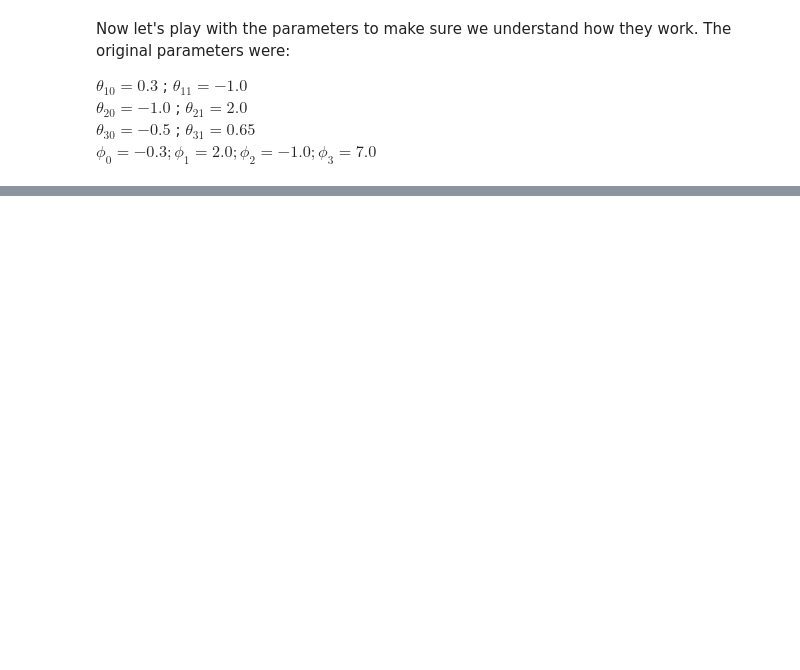
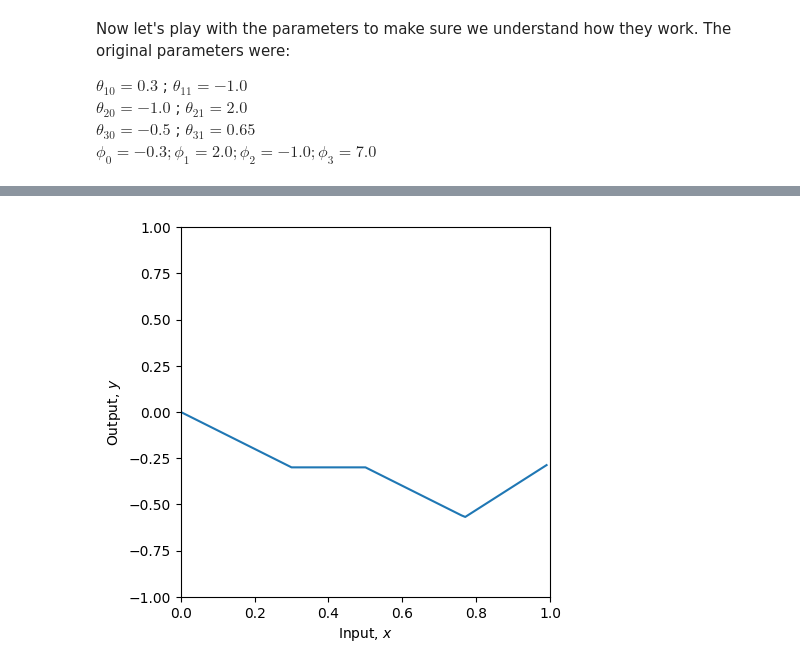
Before and after one commit to Exovayus/CSCI-167-Notebooks, a Jupyter notebook: 3_1_Shallow_Networks_I.ipynb, the cells around one changed output, grey strips where cells are left out. Saved outputs shown, nothing was run; the diff lists cells and outputs as text; code cells hidden in the pictures; blank space fills up the shorter version.

```diff
--- a/3_1_Shallow_Networks_I.ipynb
+++ b/3_1_Shallow_Networks_I.ipynb
@@ -133,11 +133,10 @@ $\theta_{20} =  -1.0$ ; $\theta_{21} = 2.0$<br>
 $\theta_{30} =  -0.5$ ; $\theta_{31} = 0.65$<br>
 $\phi_0 = -0.3; \phi_1 = 2.0; \phi_2 = -1.0; \phi_3 = 7.0$
 # %%
-# TODO
 # 1. Predict what effect changing phi_0 will have on the network.
-#   Changing phi_0, will shift the entire function up or down vertically
+    # Changing phi_0, will shift the entire function up or down vertically
 # 2. Predict what effect multiplying phi_1, phi_2, phi_3 by 0.5 would have.  Check if you are correct
-#   making the overall function flatter. Makes small changes to the amplitude
+    # making the overall function flatter. Makes small changes to the amplitude
 
 print("Testing question 2:")
 theta_10 =  0.3 ; theta_11 = -1.0
@@ -151,25 +150,106 @@ y, pre_1, pre_2, pre_3, act_1, act_2, act_3, w_act_1, w_act_2, w_act_3 = \
 plot_neural(x, y, pre_1, pre_2, pre_3, act_1, act_2, act_3, w_act_1, w_act_2, w_act_3, plot_all=False)
 
 # 3. Predict what effect multiplying phi_1 by -1 will have.  Check if you are correct.
+    # This will flip the contribution of the first ReLU unit. Where it was adding before, it will not subtract from the output and vice versa.
+print("Testing question 3:")
+theta_10 = 0.3 ; theta_11 = -1.9
+theta_20 = -1.0 ; theta_21 = 2.0
+theta_30 = -0.5 ; theta_31 = 0.65
+phi_0 = -0.3; phi_1 = 2.0 * -1; phi_2 = -1.0; phi_3 = 7.0
+
+y, pre_1, pre_2, pre_3, act_1, act_2, act_3, w_act_1, w_act_2, w_act_3 = \
+    shallow_1_1_3(x, ReLU, phi_0,phi_1,phi_2,phi_3, theta_10, theta_11, theta_20, theta_21, theta_30, theta_31)
+plot_neural(x, y, pre_1, pre_2, pre_3, act_1, act_2, act_3, w_act_1, w_act_2, w_act_3, plot_all=False)
 
 # 4. Predict what effect setting theta_20 to -1.2 will have.  Check if you are correct.
+    # This changes the y-intercept of the 2nd preactivation line from -1.0 to -1.2. The ReLU will activate later (at x = 1.2/2.0 = 0.6 instead of x = 0.5) and when it does activate it will shift the join to the right
+
+print("Testing question 4:")
+theta_10 =  0.3 ; theta_11 = -1.0
+theta_20 = -1.2  ; theta_21 = 2.0
+theta_30 = -0.5  ; theta_31 = 0.65
+phi_0 = -0.3; phi_1 = 2.0; phi_2 = -1.0; phi_3 = 7.0
+
+y, pre_1, pre_2, pre_3, act_1, act_2, act_3, w_act_1, w_act_2, w_act_3 = \
+    shallow_1_1_3(x, ReLU, phi_0,phi_1,phi_2,phi_3, theta_10, theta_11, theta_20, theta_21, theta_30, theta_31)
+plot_neural(x, y, pre_1, pre_2, pre_3, act_1, act_2, act_3, w_act_1, w_act_2, w_act_3, plot_all=False)
 
 # 5. Change the parameters so that there are only two "joints" (including outside the range of the plot)
 # There are actually three ways to do this. See if you can figure them all out
 
+# Three ways to do this:
+# Method 1: Set one phi to 0 (eliminate one ReLU's contribution)
+print("Testing question 5 - Method 1:")
+theta_10 =  0.3 ; theta_11 = -1.0
+theta_20 = -1.0  ; theta_21 = 2.0
+theta_30 = -0.5  ; theta_31 = 0.65
+phi_0 = -0.3; phi_1 = 2.0; phi_2 = 0.0; phi_3 = 7.0
+
+y, pre_1, pre_2, pre_3, act_1, act_2, act_3, w_act_1, w_act_2, w_act_3 = \
+    shallow_1_1_3(x, ReLU, phi_0,phi_1,phi_2,phi_3, theta_10, theta_11, theta_20, theta_21, theta_30, theta_31)
+plot_neural(x, y, pre_1, pre_2, pre_3, act_1, act_2, act_3, w_act_1, w_act_2, w_act_3, plot_all=False)
+
+# Method 2: Make one ReLU never activate (set theta_i0 very negative)
+print("Testing question 5 - Method 2:")
+theta_10 =  0.3 ; theta_11 = -1.0
+theta_20 = -10.0  ; theta_21 = 2.0  # Never activates in [0,1]
+theta_30 = -0.5  ; theta_31 = 0.65
+phi_0 = -0.3; phi_1 = 2.0; phi_2 = -1.0; phi_3 = 7.0
+
+y, pre_1, pre_2, pre_3, act_1, act_2, act_3, w_act_1, w_act_2, w_act_3 = \
+    shallow_1_1_3(x, ReLU, phi_0,phi_1,phi_2,phi_3, theta_10, theta_11, theta_20, theta_21, theta_30, theta_31)
+plot_neural(x, y, pre_1, pre_2, pre_3, act_1, act_2, act_3, w_act_1, w_act_2, w_act_3, plot_all=False)
+
+# Method 3: Make one ReLU always active (set slope to 0)
+print("Testing question 5 - Method 3:")
+theta_10 =  0.3 ; theta_11 = -1.0
+theta_20 = -1.0  ; theta_21 = 0.0  # Always active, no slope change
+theta_30 = -0.5  ; theta_31 = 0.65
+phi_0 = -0.3; phi_1 = 2.0; phi_2 = -1.0; phi_3 = 7.0
+
+y, pre_1, pre_2, pre_3, act_1, act_2, act_3, w_act_1, w_act_2, w_act_3 = \
+    shallow_1_1_3(x, ReLU, phi_0,phi_1,phi_2,phi_3, theta_10, theta_11, theta_20, theta_21, theta_30, theta_31)
+plot_neural(x, y, pre_1, pre_2, pre_3, act_1, act_2, act_3, w_act_1, w_act_2, w_act_3, plot_all=False)
+
 # 6. With the original parameters, the second line segment is flat (i.e. has slope zero)
 # How could you change theta_10 so that all of the segments have non-zero slopes
+    # the flat segment occurs when the slops from the active ReLUs cancel out. We need to change theta_10 to make the first ReLU activate at a different point so the cancellation doesn't happen.
+
+print("Testing question 6:")
+theta_10 =  0.5 ; theta_11 = -1.0  # Changed from 0.3 to 0.5
+theta_20 = -1.0  ; theta_21 = 2.0
+theta_30 = -0.5  ; theta_31 = 0.65
+phi_0 = -0.3; phi_1 = 2.0; phi_2 = -1.0; phi_3 = 7.0
+
+y, pre_1, pre_2, pre_3, act_1, act_2, act_3, w_act_1, w_act_2, w_act_3 = \
+    shallow_1_1_3(x, ReLU, phi_0,phi_1,phi_2,phi_3, theta_10, theta_11, theta_20, theta_21, theta_30, theta_31)
+plot_neural(x, y, pre_1, pre_2, pre_3, act_1, act_2, act_3, w_act_1, w_act_2, w_act_3, plot_all=False)
+
 
 # 7. What do you predict would happen if you multiply theta_20 and theta21 by 0.5, and phi_2 by 2.0?
 # Check if you are correct.
+    # Scalaing theta parameters by 0.5 makes the ReLU activate later and with a gentler slope. Scaling phi_2 by 2 doubles the contribution. the net effect should be similar to the original, but with the joint moved
+
+print("Testing question 7:")
+theta_10 =  0.3 ; theta_11 = -1.0
+theta_20 = -1.0 * 0.5  ; theta_21 = 2.0 * 0.5
+theta_30 = -0.5  ; theta_31 = 0.65
+phi_0 = -0.3; phi_1 = 2.0; phi_2 = -1.0 * 2.0; phi_3 = 7.0
+
+y, pre_1, pre_2, pre_3, act_1, act_2, act_3, w_act_1, w_act_2, w_act_3 = \
+    shallow_1_1_3(x, ReLU, phi_0,phi_1,phi_2,phi_3, theta_10, theta_11, theta_20, theta_21, theta_30, theta_31)
+plot_neural(x, y, pre_1, pre_2, pre_3, act_1, act_2, act_3, w_act_1, w_act_2, w_act_3, plot_all=False)
+
 
 # 8. What do you predict would happen if you multiply theta_20 and theta21 by -0.5, and phi_2 by -2.0?
 # Check if you are correct.
+    #Multiplying theta parameters by -0.5 flips and scales the preactivation line. Multiplying phi_2 by -2.0 flips and scales the contribution. The double negative should restore similar behavior to the original
 
+print("Testing question 8:")
 theta_10 =  0.3 ; theta_11 = -1.0
-theta_20 = -1.0  ; theta_21 = 2.0
+theta_20 = -1.0 * -0.5  ; theta_21 = 2.0 * -0.5
 theta_30 = -0.5  ; theta_31 = 0.65
-phi_0 = -0.3; phi_1 = 2.0; phi_2 = -1.0; phi_3 = 7.0
+phi_0 = -0.3; phi_1 = 2.0; phi_2 = -1.0 * -2.0; phi_3 = 7.0
 
 # Define a range of input values
 x = np.arange(0,1,0.01)
@@ -179,3 +259,4 @@ y, pre_1, pre_2, pre_3, act_1, act_2, act_3, w_act_1, w_act_2, w_act_3 = \
     shallow_1_1_3(x, ReLU, phi_0,phi_1,phi_2,phi_3, theta_10, theta_11, theta_20, theta_21, theta_30, theta_31)
 # And then plot it
 plot_neural(x, y, pre_1, pre_2, pre_3, act_1, act_2, act_3, w_act_1, w_act_2, w_act_3, plot_all=True)
+# %% [output]
@@ -181,0 +264 @@ plot_neural(x, y, pre_1, pre_2, pre_3, act_1, act_2, act_3, w_act_1, w_act_2, w_
+[figure, added]
```
Also changed, not shown: parts of 5 cells of this notebook.
